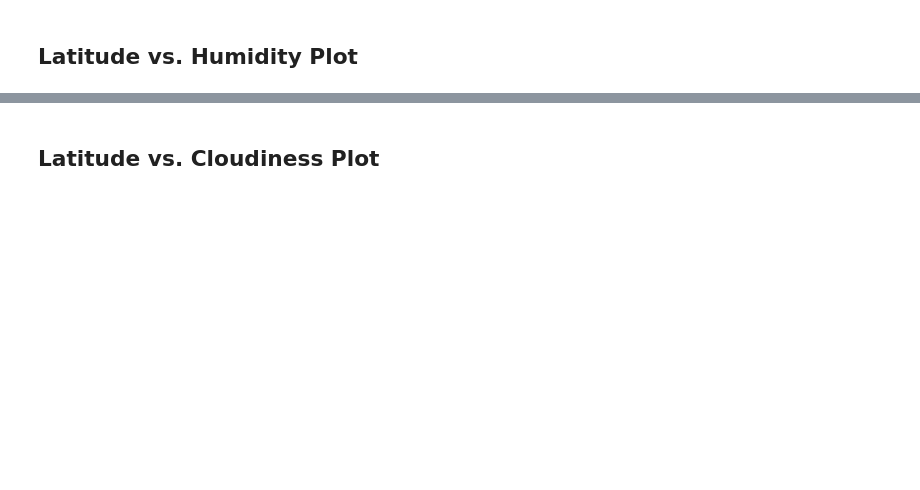
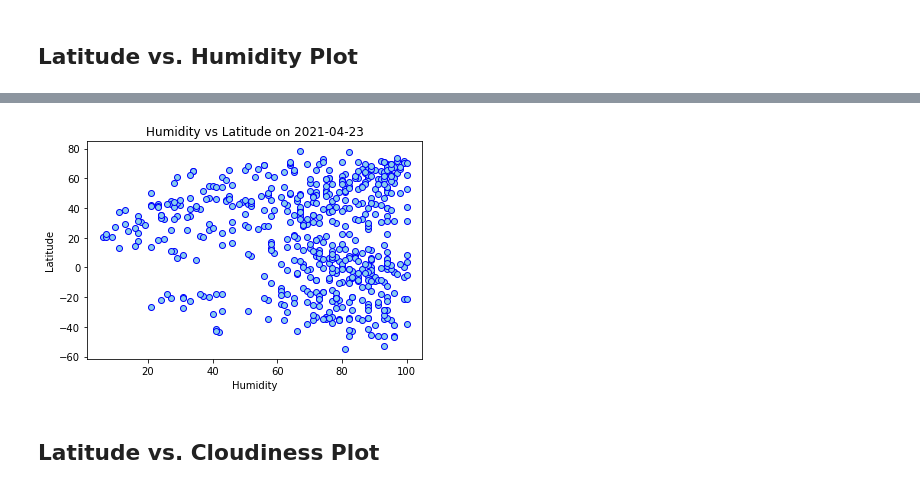
Before and after one commit to sustainedtang/python-api-challenge, a Jupyter notebook: WeatherPy/WeatherPy.ipynb, the cells around one changed output, grey strips where cells are left out. Cells and saved outputs as stored; diff of their text form; code cells hidden in the pictures; blank space fills up the shorter version.

```diff
--- a/WeatherPy/WeatherPy.ipynb
+++ b/WeatherPy/WeatherPy.ipynb
@@ -167,2 +245,10 @@ Int64Index([], dtype='int64')
+# %%
+plt.scatter(weather_data["Humidity"], weather_data['Lat'], edgecolors="b", facecolors="skyblue")
+plt.title(f"Humidity vs Latitude on {today}")
+plt.xlabel("Humidity")
+plt.ylabel("Latitude")
+plt.show()
+# %% [output]
+[figure, added]
 # %% [markdown]
 ## Latitude vs. Cloudiness Plot
```
Also changed, not shown: parts of 27 cells of this notebook, 1 other file.
